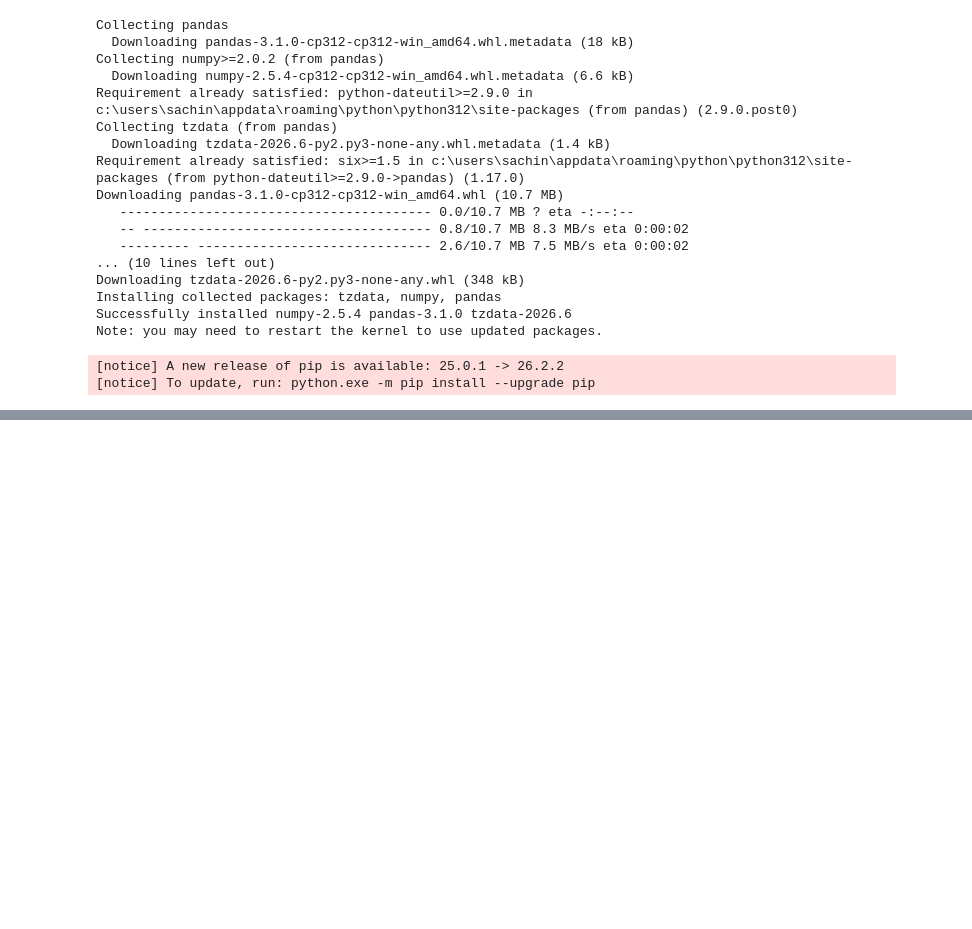
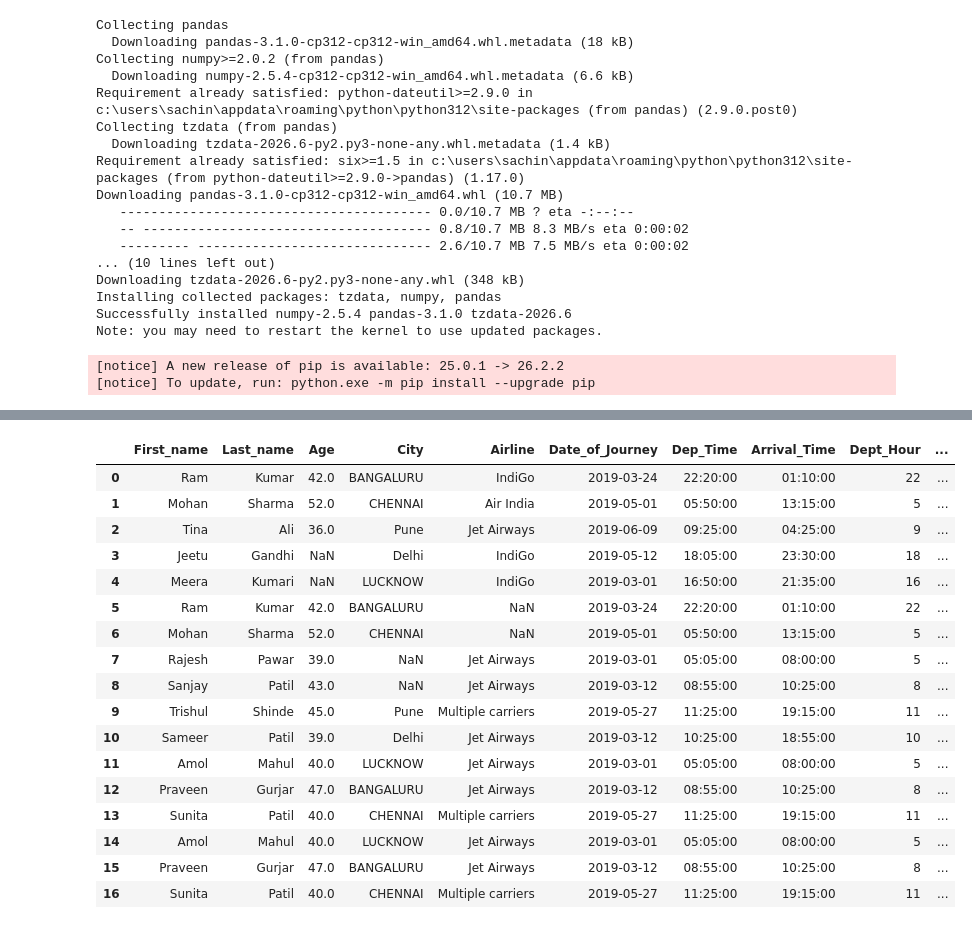
Before and after one commit to Sachin09labade/PythonPracticeEthans, a Jupyter notebook: Data Manipulation Pandas/Pandas_Level_01.ipynb, the cells around one changed output, grey strips where cells are left out. Saved outputs shown, nothing was run; the diff lists cells and outputs as text; code cells hidden in the pictures; blank space fills up the shorter version.

```diff
--- a/Data Manipulation Pandas/Pandas_Level_01.ipynb
+++ b/Data Manipulation Pandas/Pandas_Level_01.ipynb
@@ -22,0 +141,24 @@ Note: you may need to restart the kernel to use updated packages.
+# %%
+#reading excel file into a dataframe
+file_path="D:/Python/Data/file.xlsx"
+df=pd.read_excel(file_path)
+df
+# %% [output]
+|  | First_name | Last_name | Age | City | Airline | Date_of_Journey | Dep_Time | Arrival_Time | Dept_Hour | ... |
+| 0 | Ram | Kumar | 42.0 | BANGALURU | IndiGo | 2019-03-24 | 22:20:00 | 01:10:00 | 22 | ... |
+| 1 | Mohan | Sharma | 52.0 | CHENNAI | Air India | 2019-05-01 | 05:50:00 | 13:15:00 | 5 | ... |
+| 2 | Tina | Ali | 36.0 | Pune | Jet Airways | 2019-06-09 | 09:25:00 | 04:25:00 | 9 | ... |
+| 3 | Jeetu | Gandhi | NaN | Delhi | IndiGo | 2019-05-12 | 18:05:00 | 23:30:00 | 18 | ... |
+| 4 | Meera | Kumari | NaN | LUCKNOW | IndiGo | 2019-03-01 | 16:50:00 | 21:35:00 | 16 | ... |
+| 5 | Ram | Kumar | 42.0 | BANGALURU | NaN | 2019-03-24 | 22:20:00 | 01:10:00 | 22 | ... |
+| 6 | Mohan | Sharma | 52.0 | CHENNAI | NaN | 2019-05-01 | 05:50:00 | 13:15:00 | 5 | ... |
+| 7 | Rajesh | Pawar | 39.0 | NaN | Jet Airways | 2019-03-01 | 05:05:00 | 08:00:00 | 5 | ... |
+| 8 | Sanjay | Patil | 43.0 | NaN | Jet Airways | 2019-03-12 | 08:55:00 | 10:25:00 | 8 | ... |
+| 9 | Trishul | Shinde | 45.0 | Pune | Multiple carriers | 2019-05-27 | 11:25:00 | 19:15:00 | 11 | ... |
+| 10 | Sameer | Patil | 39.0 | Delhi | Jet Airways | 2019-03-12 | 10:25:00 | 18:55:00 | 10 | ... |
+| 11 | Amol | Mahul | 40.0 | LUCKNOW | Jet Airways | 2019-03-01 | 05:05:00 | 08:00:00 | 5 | ... |
+| 12 | Praveen | Gurjar | 47.0 | BANGALURU | Jet Airways | 2019-03-12 | 08:55:00 | 10:25:00 | 8 | ... |
+| 13 | Sunita | Patil | 40.0 | CHENNAI | Multiple carriers | 2019-05-27 | 11:25:00 | 19:15:00 | 11 | ... |
+| 14 | Amol | Mahul | 40.0 | LUCKNOW | Jet Airways | 2019-03-01 | 05:05:00 | 08:00:00 | 5 | ... |
+| 15 | Praveen | Gurjar | 47.0 | BANGALURU | Jet Airways | 2019-03-12 | 08:55:00 | 10:25:00 | 8 | ... |
+| 16 | Sunita | Patil | 40.0 | CHENNAI | Multiple carriers | 2019-05-27 | 11:25:00 | 19:15:00 | 11 | ... |
```
Also changed, not shown: parts of 27 cells of this notebook.
